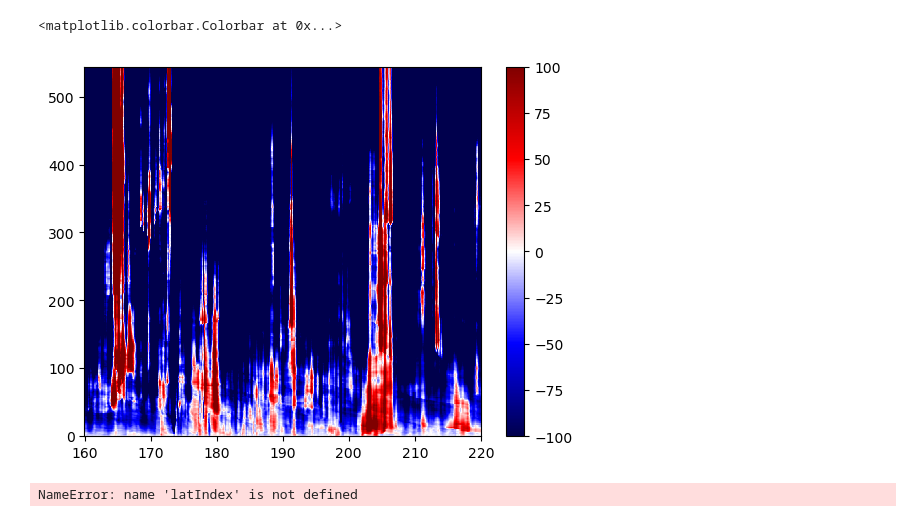
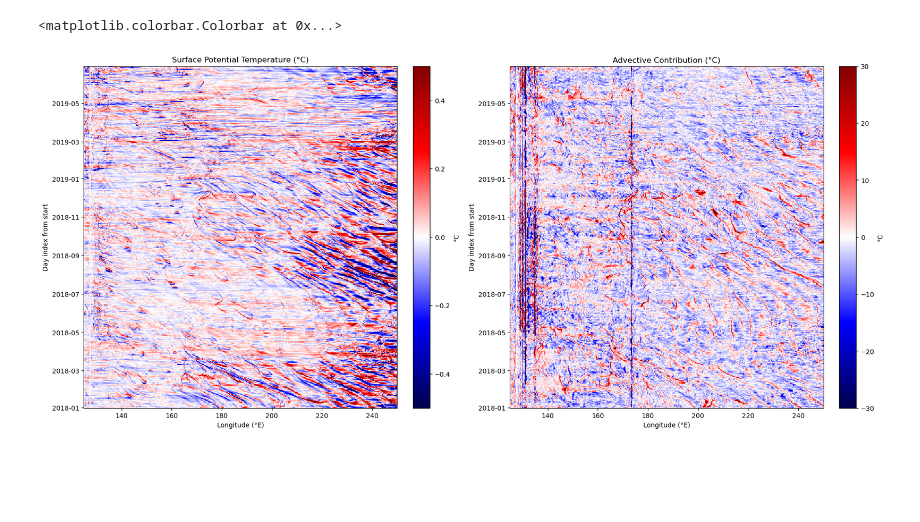
Before and after one commit to raickhr/tropicalPacifiTemperatureBudget, a Jupyter notebook: codes/jupyter/Untitled1.ipynb, the cells around one changed output. Cells and saved outputs as stored; diff of their text form; code cells hidden in the pictures; blank space fills up the shorter version.

```diff
--- a/codes/jupyter/Untitled1.ipynb
+++ b/codes/jupyter/Untitled1.ipynb
@@ -175,13 +145,0 @@ plt.colorbar()
-# %%
-v = 100
-tc = 0 # 28.5
-plt.pcolormesh(X, Y, cum,  vmin=tc-v, vmax=tc+v, cmap=cmap, shading='auto')
-plt.colorbar()
-# %% [output]
-<matplotlib.colorbar.Colorbar at 0x...>
-[figure, removed]
-# %%
-
-latIndex
-# %% [output]
-NameError: name 'latIndex' is not defined
@@ -190,0 +146,35 @@ vars_ds.thetao.isel(depth=depthIndex).plot(x='longitude', y='latitude', vmin = 2
+# %%
+advection = np.array(total).copy()
+horiz = np.array(horiz).copy()
+east_west = np.array(east).copy()+ np.array(west).copy()
+north_south = np.array(north).copy()+ np.array(south).copy()
+temp = np.array(temps).copy()
+temp_trend = np.array(trend).copy()
+# ----------------------------
+# PLOTTING
+# ----------------------------
+fig, axes = plt.subplots(ncols=2, figsize=(18, 8), constrained_layout=True)
+cmap = plt.cm.seismic
+vmin, vmax = 28.0, 29.0
+vmin, vmax = -0.5, 0.5
+# x-axis as longitude indices (or degrees). Using degrees is clearer:
+X = lon_sub  # shape (nx,)
+Y = np.arange(temp.shape[0])  # day index
+
+# Plot temperature
+im0 = axes[0].pcolormesh(X, dates, temp_trend*24*3600, vmin=vmin, vmax=vmax, cmap=cmap, shading='auto')
+axes[0].set_title('Surface Potential Temperature (°C)')
+axes[0].set_xlabel('Longitude (°E)')
+axes[0].set_ylabel('Day index from start')
+fig.colorbar(im0, ax=axes[0], label='°C')
+
+vmin, vmax = -30, 30
+# Plot advective-only reconstruction
+im1 = axes[1].pcolormesh(X, dates, advection*24*3600, cmap=cmap,  vmin=vmin, vmax=vmax, shading='auto')
+axes[1].set_title('Advective Contribution (°C)')
+axes[1].set_xlabel('Longitude (°E)')
+axes[1].set_ylabel('Day index from start')
+fig.colorbar(im1, ax=axes[1], label='°C')
+# %% [output]
+<matplotlib.colorbar.Colorbar at 0x...>
+[figure, added]
```
Also changed, not shown: parts of 6 cells of this notebook, 11 other files.
